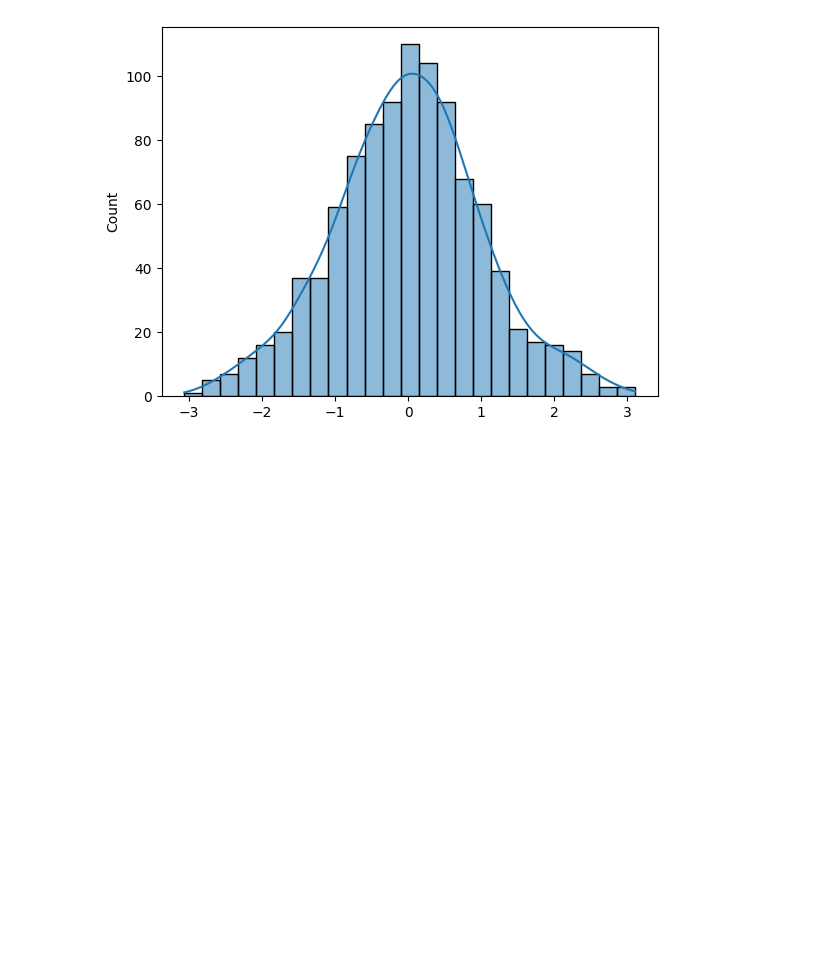
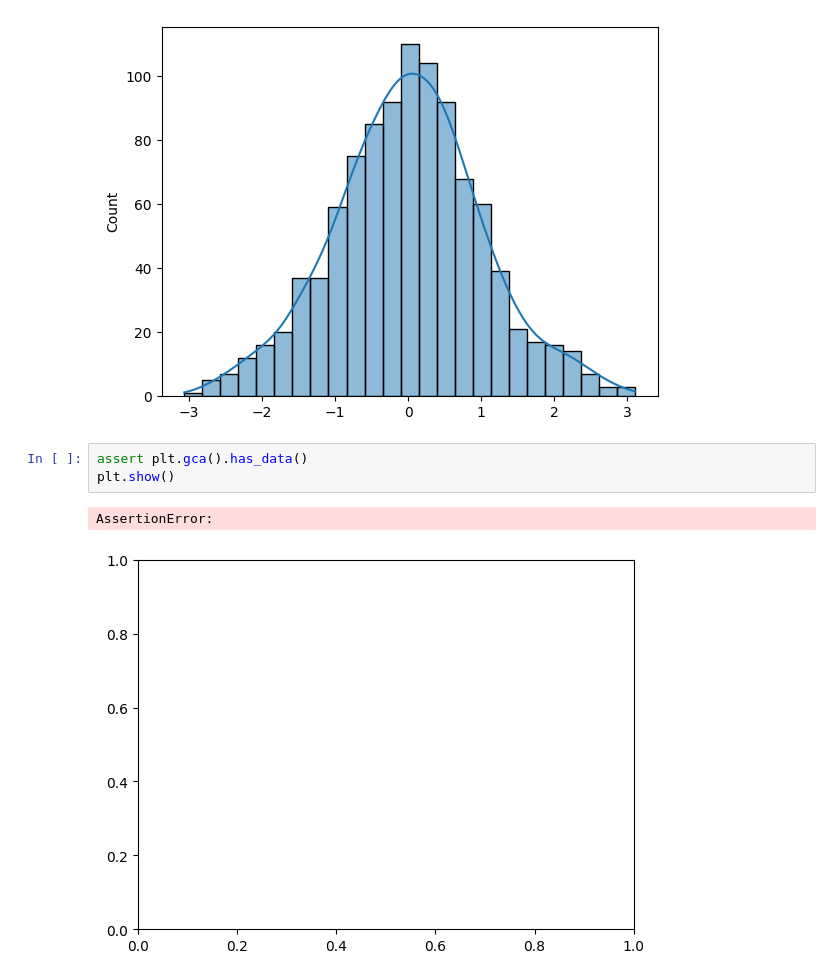
Before and after one commit to Prthm-Buggy/Numpy-Pandas, a Jupyter notebook: Matplotlib/main.ipynb, the cells around one changed output. Drawn from its saved outputs; the diff is of its cells as text; blank space fills up the shorter version.

```diff
--- a/Matplotlib/main.ipynb
+++ b/Matplotlib/main.ipynb
@@ -8,3 +8,9 @@ sns.histplot(data, kde=True)
 # %% [output]
 <Axes: ylabel='Count'>
 [figure]
+# %%
+assert plt.gca().has_data()
+plt.show()
+# %% [output]
+AssertionError:
+[figure, added]
```
